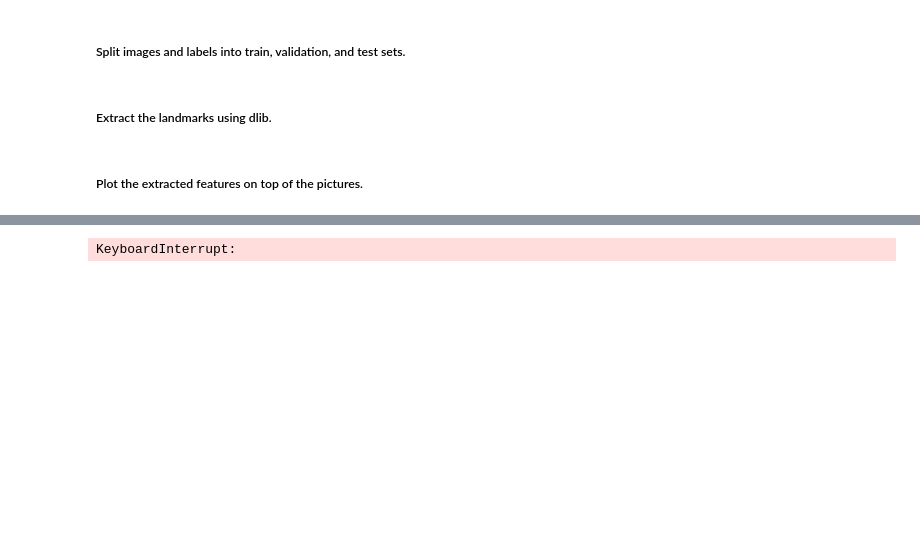
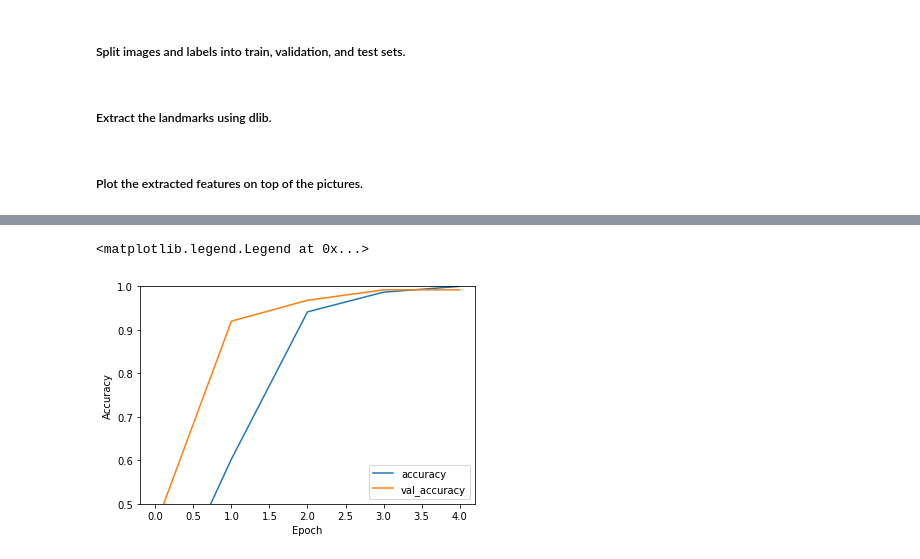
Before and after one commit to KonradChlupka/AMLSassignment19_20, a Jupyter notebook: AMLS_19-20_SN16076397/main_jupyter.ipynb, the cells around one changed output, grey strips where cells are left out. Drawn from its saved outputs; the diff is of its cells as text; code cells hidden in the pictures; blank space fills up the shorter version.

```diff
--- a/AMLS_19-20_SN16076397/main_jupyter.ipynb
+++ b/AMLS_19-20_SN16076397/main_jupyter.ipynb
@@ -544,0 +489,12 @@ _________________________________________________________________
+# %%
+b1_model = tf.keras.models.Sequential()
+b1_model.add(tf.keras.layers.Conv2D(32, (3, 3), activation='relu', input_shape=(250, 200, 3)))
+b1_model.add(tf.keras.layers.MaxPooling2D((2, 2)))
+b1_model.add(tf.keras.layers.Conv2D(64, (3, 3), activation='relu'))
+b1_model.add(tf.keras.layers.MaxPooling2D((2, 2)))
+b1_model.add(tf.keras.layers.Conv2D(64, (3, 3), activation='relu'))
+b1_model.add(tf.keras.layers.Flatten())
+b1_model.add(tf.keras.layers.Dense(64, activation='relu'))
+b1_model.add(tf.keras.layers.Dense(5, activation='softmax'))
+
+b1_model.summary()
@@ -548,10 +522,10 @@ b1_model.compile(
 )
 
 history = b1_model.fit(
-    b1_X_train_images,
+    b1_X_train_images_cropped,
     b1_y_train,
     epochs=5,
-    validation_data=(b1_X_validation_images, b1_y_validation),
+    validation_data=(b1_X_validation_images_cropped, b1_y_validation),
 )
 
 plt.plot(history.history["accuracy"], label="accuracy")
@@ -570,2 +549,3 @@ Epoch 3/5
-KeyboardInterrupt:
+<matplotlib.legend.Legend at 0x...>
+[figure, added]
 # %%
```
Also changed, not shown: parts of 54 cells of this notebook.
